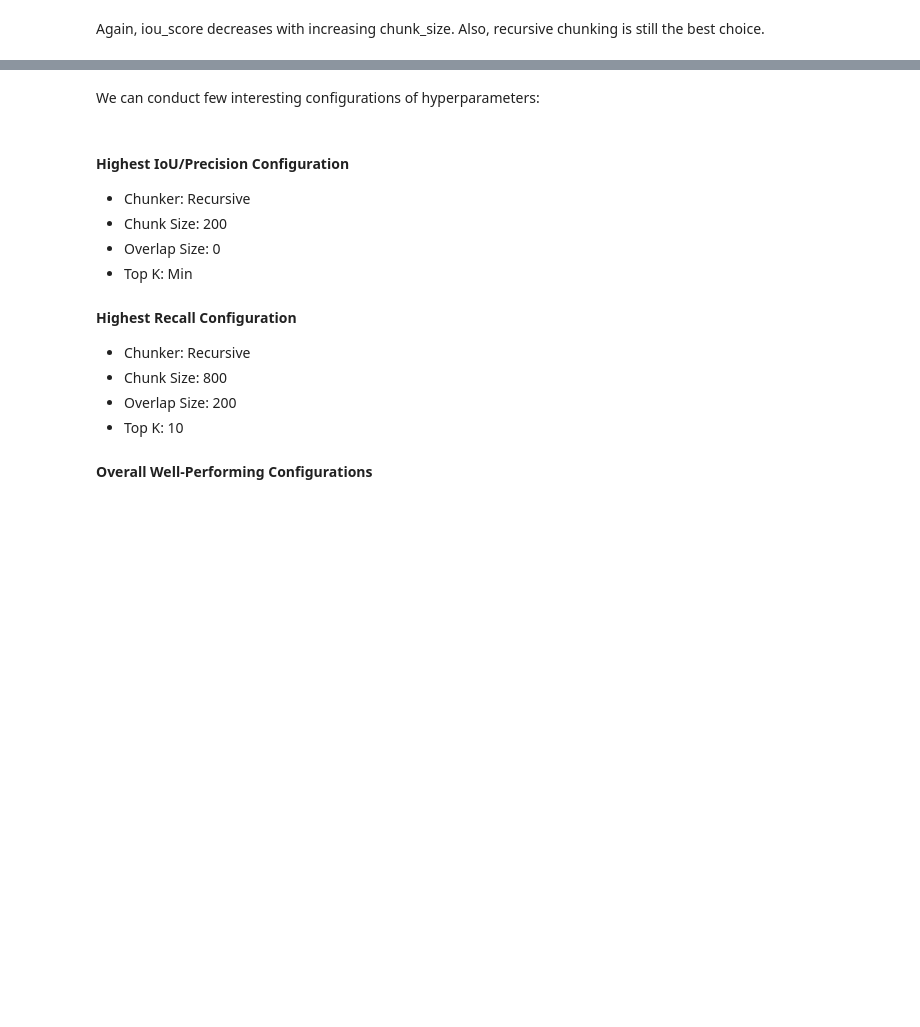
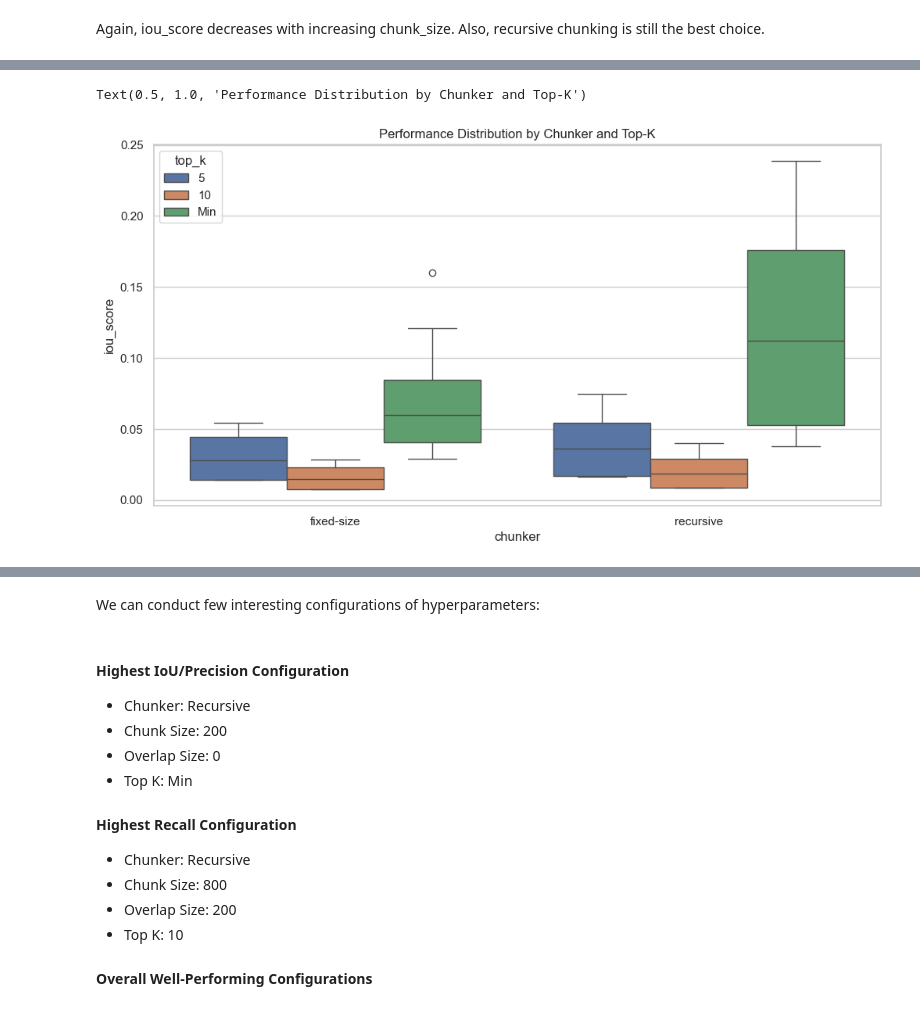
Before and after one commit to detker/LLM-RAG-project, a Jupyter notebook: notebooks/experiments_gpt.ipynb, the cells around one changed output, grey strips where cells are left out. Saved outputs shown, nothing was run; the diff lists cells and outputs as text; code cells hidden in the pictures; blank space fills up the shorter version.

```diff
--- a/notebooks/experiments_gpt.ipynb
+++ b/notebooks/experiments_gpt.ipynb
@@ -104,0 +113,7 @@ Let's extract the maximum values of recall, iou, and precision for each top_k co
+# %%
+plt.figure(figsize=(12, 6))
+sns.boxplot(data=gpt_df, x='chunker', y='iou_score', hue='top_k')
+plt.title('Performance Distribution by Chunker and Top-K')
+# %% [output]
+Text(0.5, 1.0, 'Performance Distribution by Chunker and Top-K')
+[figure, added]
```
Also changed, not shown: parts of 17 cells of this notebook, 11 other files.
